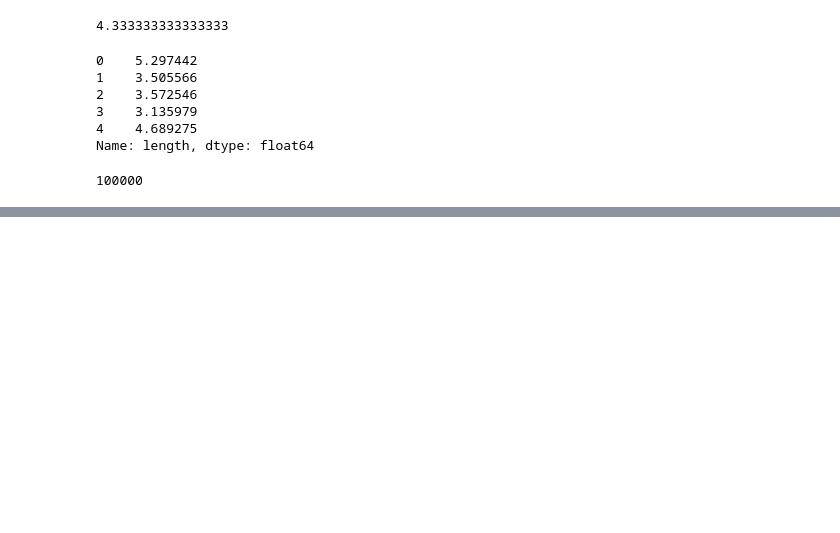
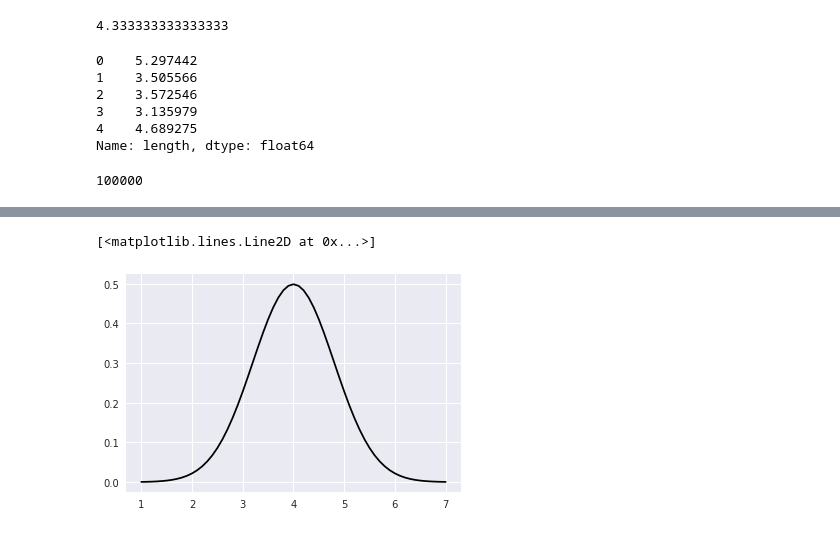
Before and after one commit to KentFujii/py_statistics, a Jupyter notebook: data_analysis/simulation.ipynb, the cells around one changed output, grey strips where cells are left out. Saved outputs shown, nothing was run; the diff lists cells and outputs as text; code cells hidden in the pictures; blank space fills up the shorter version.

```diff
--- a/data_analysis/simulation.ipynb
+++ b/data_analysis/simulation.ipynb
@@ -44,0 +102,9 @@ len(fish_100000)
+# %%
+plt.plot(
+    x,
+    stats.norm.pdf(x=x, loc=4, scale=0.8),
+    color='black'
+)
+# %% [output]
+[<matplotlib.lines.Line2D at 0x...>]
+[figure, added]
```
Also changed, not shown: parts of 11 cells of this notebook, 1 other file.
